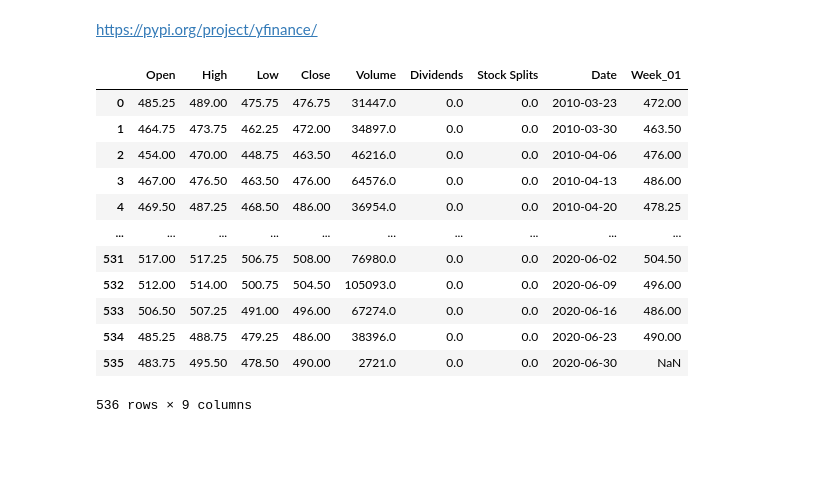
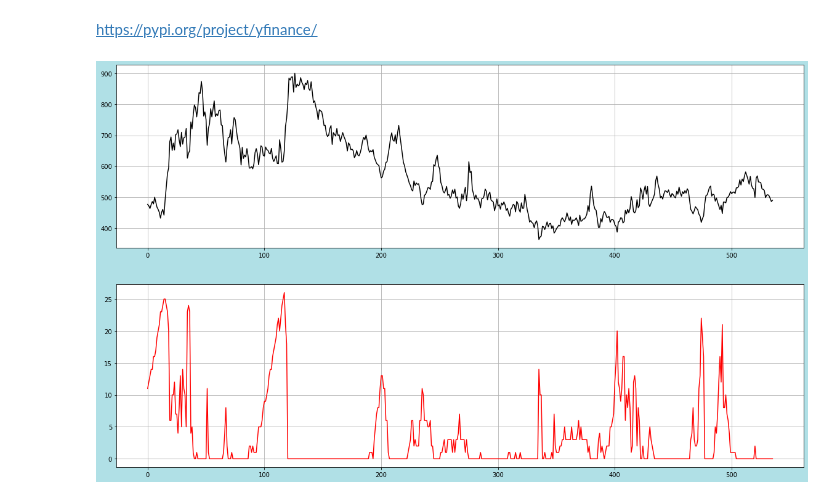
Before and after one commit to ForestTiger-GH/COTRA, a Jupyter notebook: Скачивание_котировок.ipynb, the cells around one changed output. Saved outputs shown, nothing was run; the diff lists cells and outputs as text; code cells hidden in the pictures; blank space fills up the shorter version.

```diff
--- a/Скачивание_котировок.ipynb
+++ b/Скачивание_котировок.ipynb
@@ -55,21 +54,3 @@ Canadian_Dollar = XXX.sort_values(by=['Date', 'Close'], ascending=True).ffill().
 British_Pound = yf.Ticker('6B=F').history(period="max")
 British_Pound.index.name = 'Index'
 British_Pound['Date'] = British_Pound.index
-# %%
-Wheat_SRW['Week_01'] = Wheat_SRW['Close'].shift(-1)
-# %%
-Wheat_SRW
-# %% [output]
-|  | Open | High | Low | Close | Volume | Dividends | Stock Splits | Date | Week_01 |
-| 0 | 485.25 | 489.00 | 475.75 | 476.75 | 31447.0 | 0.0 | 0.0 | 2010-03-23 | 472.00 |
-| 1 | 464.75 | 473.75 | 462.25 | 472.00 | 34897.0 | 0.0 | 0.0 | 2010-03-30 | 463.50 |
-| 2 | 454.00 | 470.00 | 448.75 | 463.50 | 46216.0 | 0.0 | 0.0 | 2010-04-06 | 476.00 |
-| 3 | 467.00 | 476.50 | 463.50 | 476.00 | 64576.0 | 0.0 | 0.0 | 2010-04-13 | 486.00 |
-| 4 | 469.50 | 487.25 | 468.50 | 486.00 | 36954.0 | 0.0 | 0.0 | 2010-04-20 | 478.25 |
-| ... | ... | ... | ... | ... | ... | ... | ... | ... | ... |
-| 531 | 517.00 | 517.25 | 506.75 | 508.00 | 76980.0 | 0.0 | 0.0 | 2020-06-02 | 504.50 |
-| 532 | 512.00 | 514.00 | 500.75 | 504.50 | 105093.0 | 0.0 | 0.0 | 2020-06-09 | 496.00 |
-| 533 | 506.50 | 507.25 | 491.00 | 496.00 | 67274.0 | 0.0 | 0.0 | 2020-06-16 | 486.00 |
-| 534 | 485.25 | 488.75 | 479.25 | 486.00 | 38396.0 | 0.0 | 0.0 | 2020-06-23 | 490.00 |
-| 535 | 483.75 | 495.50 | 478.50 | 490.00 | 2721.0 | 0.0 | 0.0 | 2020-06-30 | NaN |
-536 rows × 9 columns
@@ -75,0 +69,45 @@ Wheat_SRW
+# %%
+for i in range(number_future_weeks):
+    Wheat_SRW[str(column_week_prefix + '%03d' % (i+1))] = ((Wheat_SRW['Close'].shift(-i-1)) / Wheat_SRW['Close'] - 1)
+
+    Wheat_SRW[str(column_bilweek_prefix + '%03d' % (i+1))] = Wheat_SRW[str(column_week_prefix + '%03d' % (i+1))]
+    Wheat_SRW[str(column_bisweek_prefix + '%03d' % (i+1))] = Wheat_SRW[str(column_week_prefix + '%03d' % (i+1))]
+    Wheat_SRW[str(column_binweek_prefix + '%03d' % (i+1))] = Wheat_SRW[str(column_week_prefix + '%03d' % (i+1))]
+
+    Wheat_SRW.loc[Wheat_SRW[str(column_bilweek_prefix + '%03d' % (i+1))] >= target_price_count, str(column_bilweek_prefix + '%03d' % (i+1))] = 1
+    Wheat_SRW.loc[Wheat_SRW[str(column_bilweek_prefix + '%03d' % (i+1))] < target_price_count, str(column_bilweek_prefix + '%03d' % (i+1))] = 0
+
+    Wheat_SRW.loc[Wheat_SRW[str(column_bisweek_prefix + '%03d' % (i+1))] <= -target_price_count, str(column_bisweek_prefix + '%03d' % (i+1))] = 1
+    Wheat_SRW.loc[Wheat_SRW[str(column_bisweek_prefix + '%03d' % (i+1))] > -target_price_count, str(column_bisweek_prefix + '%03d' % (i+1))] = 0
+
+    Wheat_SRW.loc[((Wheat_SRW[str(column_binweek_prefix + '%03d' % (i+1))] > -target_price_count) & (Wheat_SRW[str(column_binweek_prefix + '%03d' % (i+1))] < target_price_count)), str(column_binweek_prefix + '%03d' % (i+1))] = 1
+    Wheat_SRW.loc[(Wheat_SRW[str(column_binweek_prefix + '%03d' % (i+1))] <= -target_price_count) & (Wheat_SRW[str(column_binweek_prefix + '%03d' % (i+1))] >= target_price_count), str(column_binweek_prefix + '%03d' % (i+1))] = 0
+
+# Нужно исправить нейтраль, ставит десятичные доли
+# %%
+matrix_long = Wheat_SRW.iloc[:, 7:].sort_index(axis=1).iloc[:, : number_future_weeks]
+matrix_neutral = Wheat_SRW.iloc[:, 7:].sort_index(axis=1).iloc[:, number_future_weeks : number_future_weeks*2]
+matrix_short = Wheat_SRW.iloc[:, 7:].sort_index(axis=1).iloc[:, number_future_weeks*2 : number_future_weeks*3]
+matrix_real = Wheat_SRW.iloc[:, 7:].sort_index(axis=1).iloc[:, number_future_weeks*3 : number_future_weeks*4]
+
+Wheat_SRW['Long'] = matrix_long.sum(axis=1)
+Wheat_SRW['Short'] = matrix_short.sum(axis=1)
+Wheat_SRW['Neutral'] = matrix_neutral.sum(axis=1)
+# %%
+Wheat_SRW['Net'] = Wheat_SRW['Long'] - Wheat_SRW['Short']
+# %%
+fig = plt.figure()
+ax_1 = fig.add_subplot(2, 1, 1)
+ax_1.grid()
+ax_2 = fig.add_subplot(2, 1, 2)
+ax_2.grid()
+fig.set(facecolor = 'powderblue')
+
+ax_1.plot(Wheat_SRW['Close'], color='black')
+ax_2.plot(Wheat_SRW['Net'], color='red')
+
+fig.set_figwidth(20)
+fig.set_figheight(12)
+fig.show()
+# %% [output]
+[figure, added]
```
Also changed, not shown: parts of 3 cells of this notebook.
